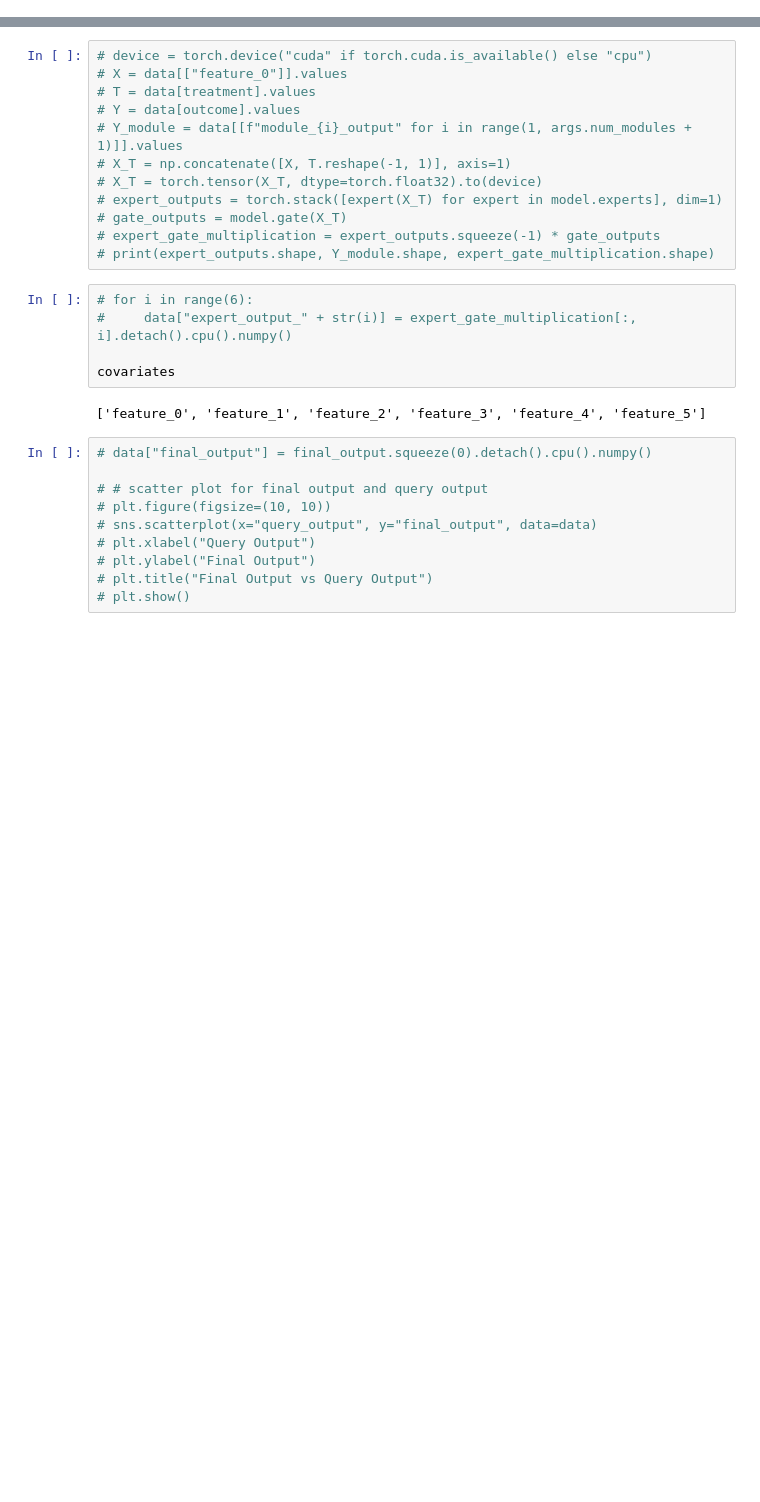
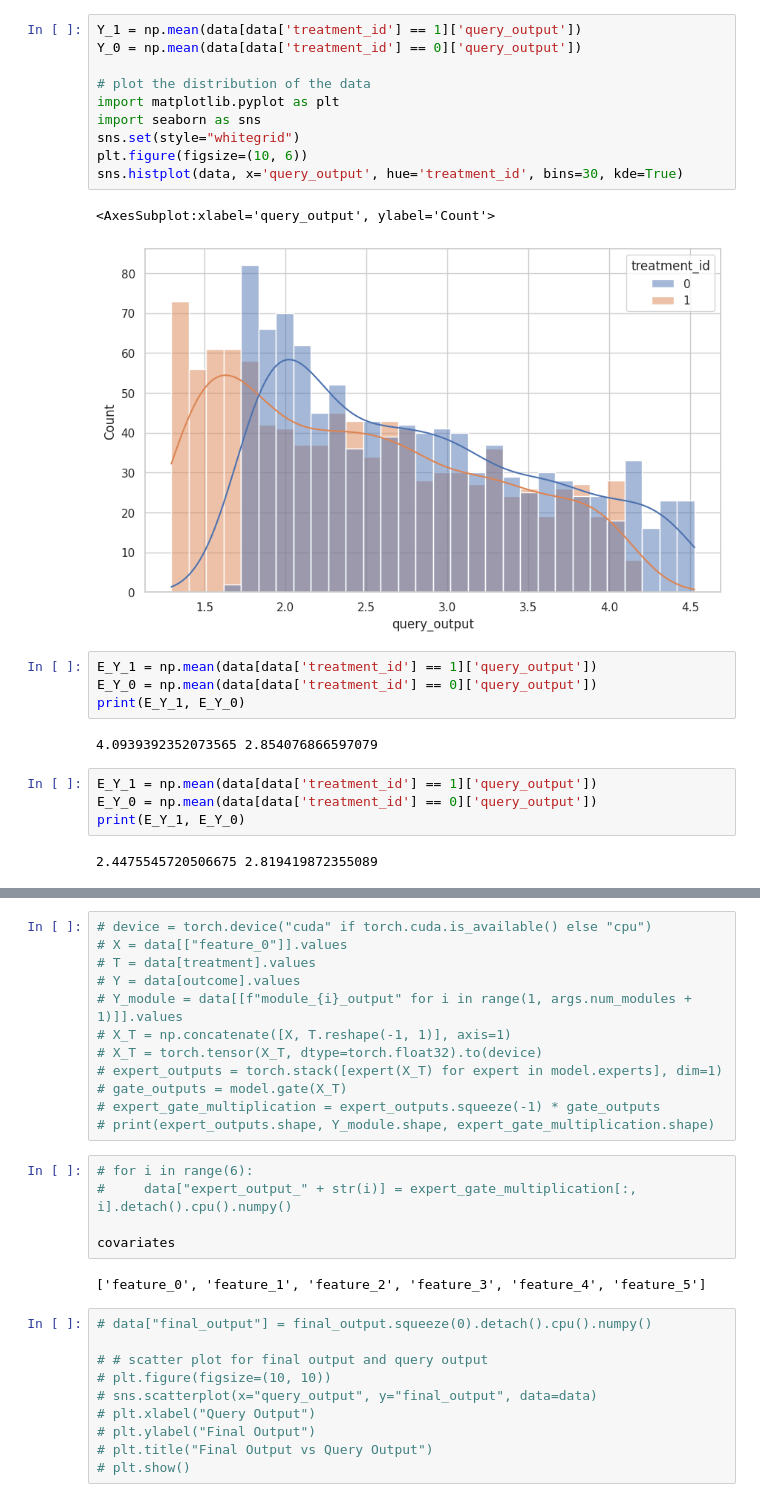
Before and after one commit to KDL-umass/compositional_models_cate, a Jupyter notebook: notebooks/synthetic_dgp_analysis.ipynb, the cells around one changed output, grey strips where cells are left out. Saved outputs shown, nothing was run; the diff lists cells and outputs as text; blank space fills up the shorter version.

```diff
--- a/notebooks/synthetic_dgp_analysis.ipynb
+++ b/notebooks/synthetic_dgp_analysis.ipynb
@@ -300,0 +392,25 @@ Done!
+# %%
+Y_1 = np.mean(data[data['treatment_id'] == 1]['query_output'])
+Y_0 = np.mean(data[data['treatment_id'] == 0]['query_output'])
+
+# plot the distribution of the data
+import matplotlib.pyplot as plt
+import seaborn as sns
+sns.set(style="whitegrid")
+plt.figure(figsize=(10, 6))
+sns.histplot(data, x='query_output', hue='treatment_id', bins=30, kde=True)
+# %% [output]
+<AxesSubplot:xlabel='query_output', ylabel='Count'>
+[figure, added]
+# %%
+E_Y_1 = np.mean(data[data['treatment_id'] == 1]['query_output'])
+E_Y_0 = np.mean(data[data['treatment_id'] == 0]['query_output'])
+print(E_Y_1, E_Y_0)
+# %% [output]
+4.0939392352073565 2.854076866597079
+# %%
+E_Y_1 = np.mean(data[data['treatment_id'] == 1]['query_output'])
+E_Y_0 = np.mean(data[data['treatment_id'] == 0]['query_output'])
+print(E_Y_1, E_Y_0)
+# %% [output]
+2.4475545720506675 2.819419872355089
```
Also changed, not shown: parts of 26 cells of this notebook, 8 other files.
